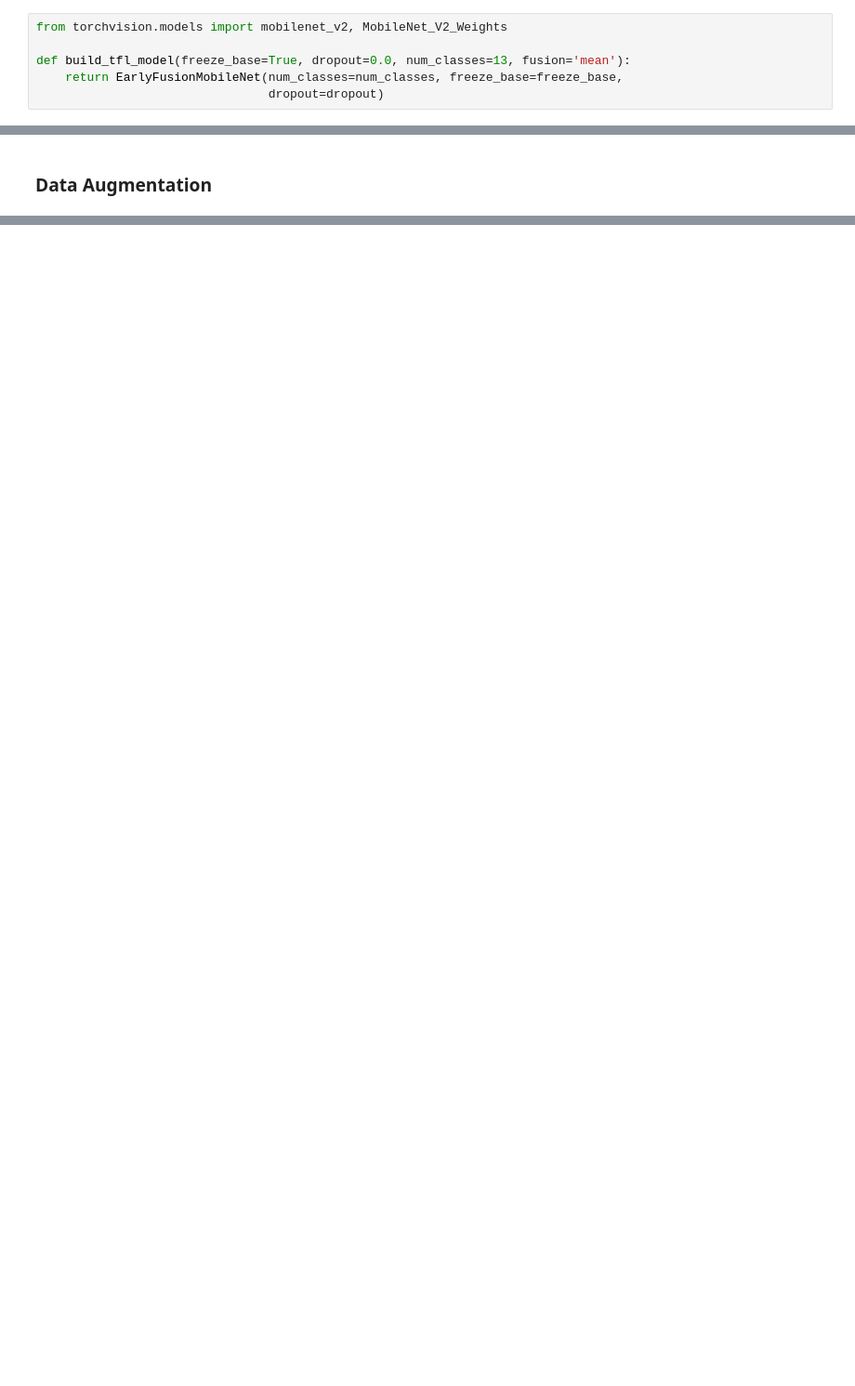
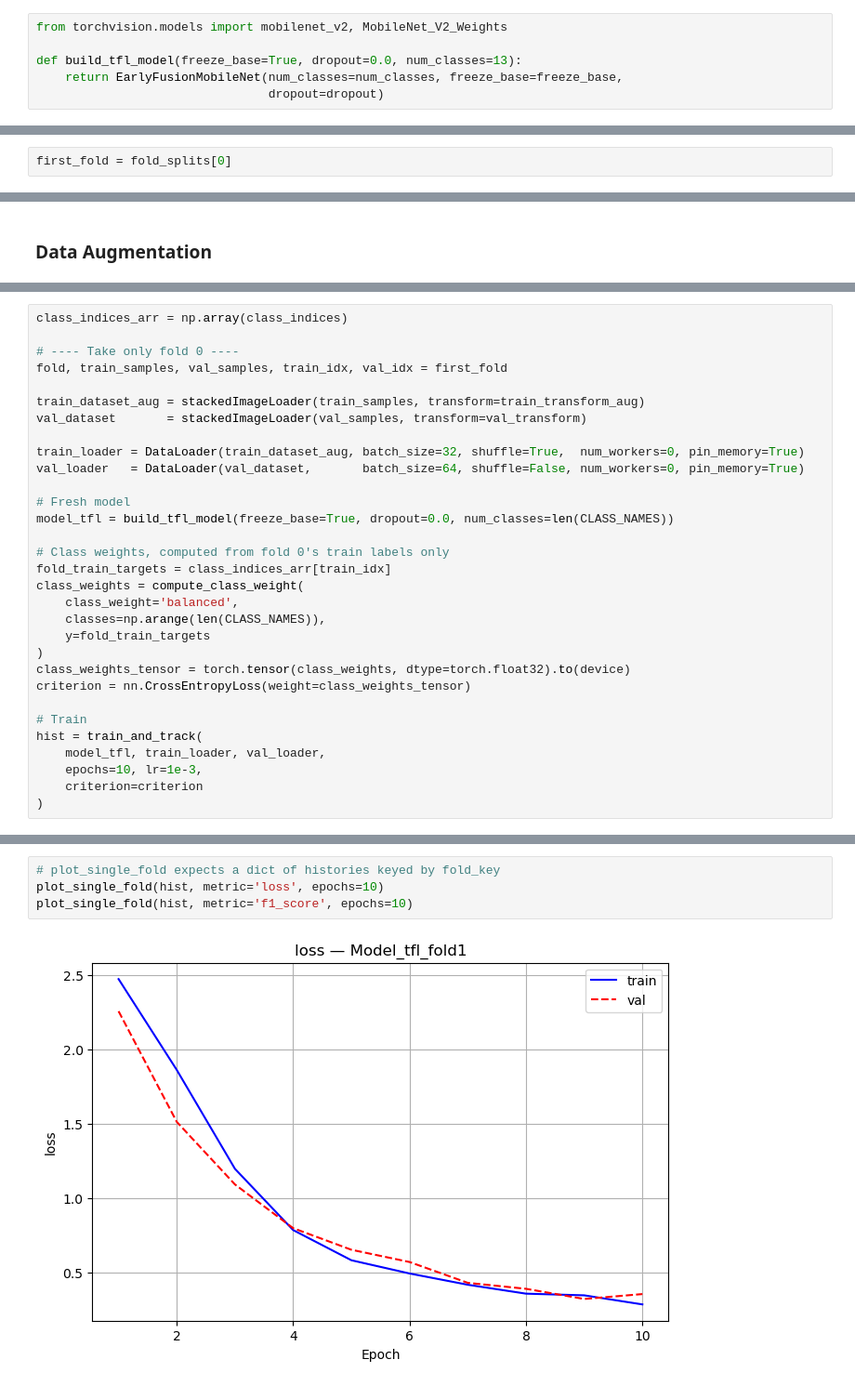
Before and after one commit to RylemarcAguinaldo/COSC2779-DL-A1-s3972876, a Jupyter notebook: cosc2779_a1_s3972876.ipynb, the cells around one changed output, grey strips where cells are left out. Shown at 93% size. Saved outputs shown, nothing was run; the diff lists cells and outputs as text; blank space fills up the shorter version.

Commit message:
Data Augmentation + Early fusion justification

```diff
--- a/cosc2779_a1_s3972876.ipynb
+++ b/cosc2779_a1_s3972876.ipynb
@@ -838,7 +808,7 @@ class EarlyFusionMobileNet(nn.Module):
 # %%
 from torchvision.models import mobilenet_v2, MobileNet_V2_Weights
 
-def build_tfl_model(freeze_base=True, dropout=0.0, num_classes=13, fusion='mean'):
+def build_tfl_model(freeze_base=True, dropout=0.0, num_classes=13):
     return EarlyFusionMobileNet(num_classes=num_classes, freeze_base=freeze_base,
                                 dropout=dropout)
 # %%
@@ -950,0 +923,2 @@ Due to time constraints, hyperparemeter tuning will only be performed on the fir
+# %%
+first_fold = fold_splits[0]
@@ -952,0 +990,31 @@ Due to time constraints, hyperparemeter tuning will only be performed on the fir
+# %%
+class_indices_arr = np.array(class_indices)
+
+# ---- Take only fold 0 ----
+fold, train_samples, val_samples, train_idx, val_idx = first_fold
+
+train_dataset_aug = stackedImageLoader(train_samples, transform=train_transform_aug)
+val_dataset       = stackedImageLoader(val_samples, transform=val_transform)
+
+train_loader = DataLoader(train_dataset_aug, batch_size=32, shuffle=True,  num_workers=0, pin_memory=True)
+val_loader   = DataLoader(val_dataset,       batch_size=64, shuffle=False, num_workers=0, pin_memory=True)
+
+# Fresh model
+model_tfl = build_tfl_model(freeze_base=True, dropout=0.0, num_classes=len(CLASS_NAMES))
+
+# Class weights, computed from fold 0's train labels only
+fold_train_targets = class_indices_arr[train_idx]
+class_weights = compute_class_weight(
+    class_weight='balanced',
+    classes=np.arange(len(CLASS_NAMES)),
+    y=fold_train_targets
+)
+class_weights_tensor = torch.tensor(class_weights, dtype=torch.float32).to(device)
+criterion = nn.CrossEntropyLoss(weight=class_weights_tensor)
+
+# Train
+hist = train_and_track(
+    model_tfl, train_loader, val_loader,
+    epochs=10, lr=1e-3,
+    criterion=criterion
+)
@@ -952,0 +1032,6 @@ Due to time constraints, hyperparemeter tuning will only be performed on the fir
+# %%
+# plot_single_fold expects a dict of histories keyed by fold_key
+plot_single_fold(hist, metric='loss', epochs=10)
+plot_single_fold(hist, metric='f1_score', epochs=10)
+# %% [output]
+[figure, added]
```
Also changed, not shown: parts of 24 cells of this notebook.
